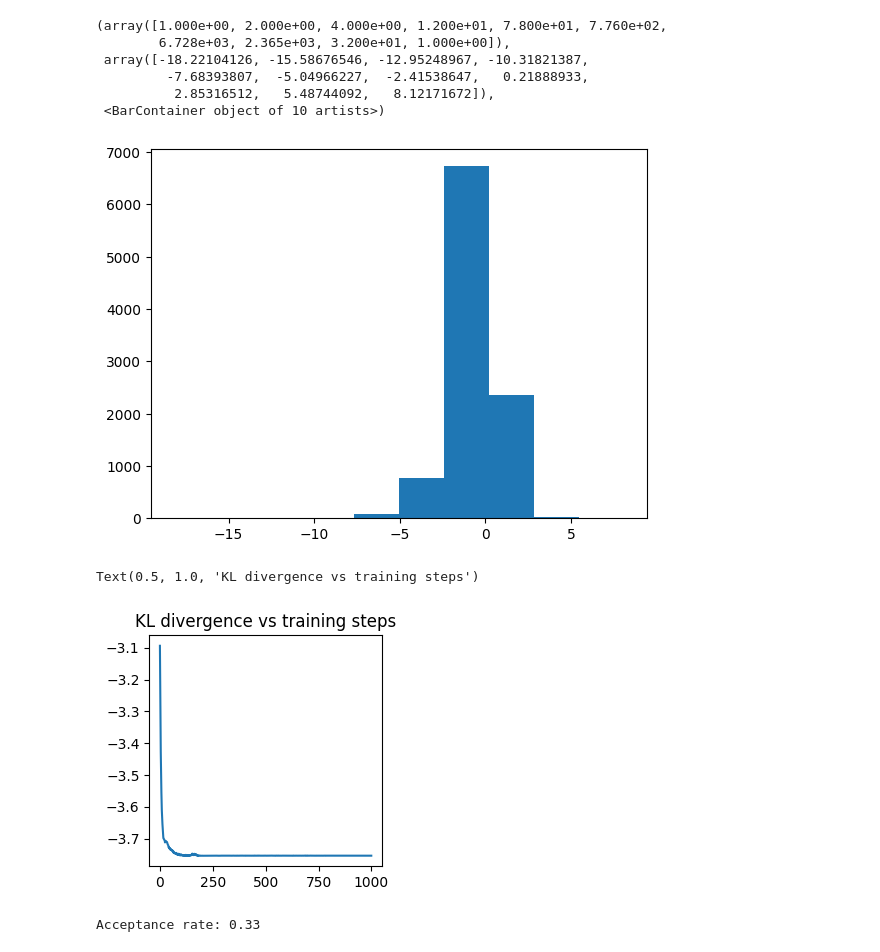
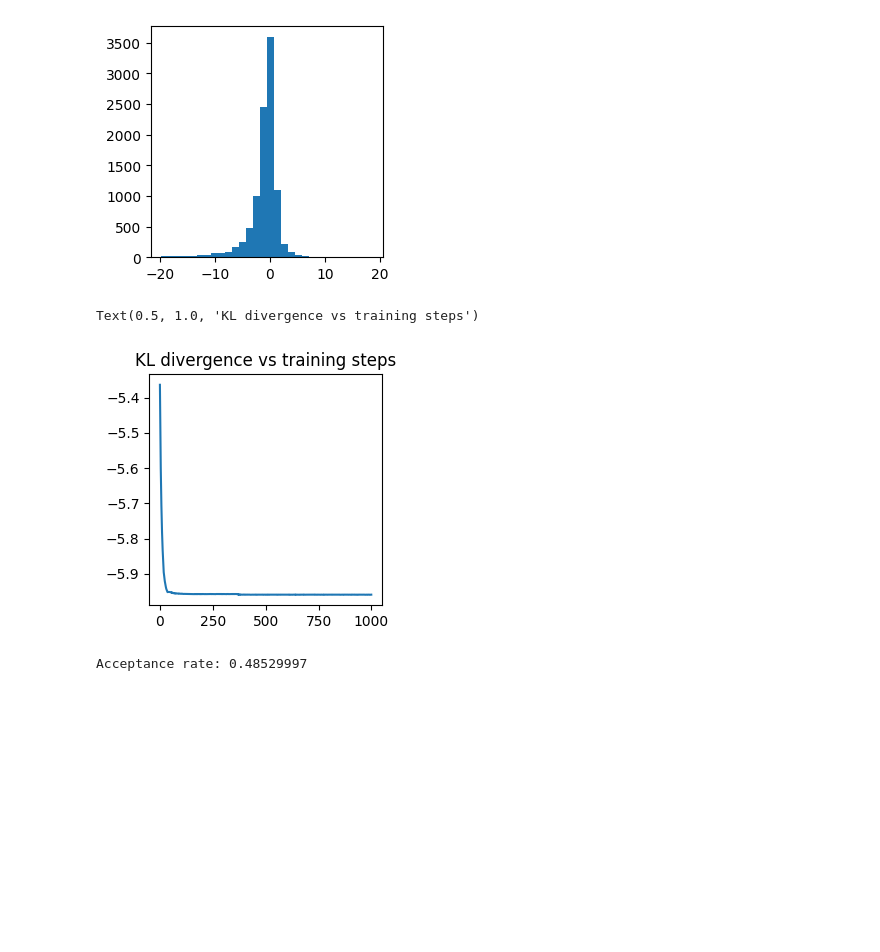
Before and after one commit to liusf15/sub-cauchy-sampler, a Jupyter notebook: experiments/examples.ipynb, the cells around one changed output. Saved outputs shown, nothing was run; the diff lists cells and outputs as text; code cells hidden in the pictures; blank space fills up the shorter version.

```diff
--- a/experiments/examples.ipynb
+++ b/experiments/examples.ipynb
@@ -7,23 +7,22 @@ from experiments.targets import Banana_t, skewt, skewCauchy, CauchyDifference, f
 # %%
 # set up target
 d = 10
-# df = 2
+# df = 10
 # target = CauchyDifference(d, lbd=2)
-target = skewt(a=jnp.linspace(2, 3, d), b=jnp.linspace(3, 2, d))
+df1 = 1.2
+df2 = 2
+target = skewt(a=jnp.linspace(df1/2, df2/2, d), b=jnp.linspace(df2/2, df1/2, d))
 # target = funnel_t(d, df=df)
 # target = skewCauchy(jnp.linspace(-0.5, 0.5, d))
 # target = Banana_t(d=d, df=df)
 # %%
 exact_samples = target.sample(seed=0, n=10000)
-plt.hist(exact_samples[abs(exact_samples[:, 0]) < 20, 0])
+
+plt.figure(figsize=(3, 3))
+plt.hist(exact_samples[abs(exact_samples[:, 0]) < 20, 0], 30)
+plt.show()
 # %% [output]
-(array([1.000e+00, 2.000e+00, 4.000e+00, 1.200e+01, 7.800e+01, 7.760e+02,
-        6.728e+03, 2.365e+03, 3.200e+01, 1.000e+00]),
- array([-18.22104126, -15.58676546, -12.95248967, -10.31821387,
-         -7.68393807,  -5.04966227,  -2.41538647,   0.21888933,
-          2.85316512,   5.48744092,   8.12171672]),
- <BarContainer object of 10 artists>)
-[figure, old version]
+[figure, new version]
 # %%
 scp_model = SCP(d, latitude=1.5) # set up SCP class
 opt_params, losses = scp_model.minimize_reverse_kl(target.log_prob, seed=0, ntrain=2000, learning_rate=0.01) # optimize parameters
@@ -33,13 +32,13 @@ plt.plot(losses)
 plt.title('KL divergence vs training steps')
 # %% [output]
 Text(0.5, 1.0, 'KL divergence vs training steps')
-[figure, old version]
+[figure, new version]
 # %%
 # run MCMC
-samples, accept_prob = scp_model.rwm_bright_side(target.log_prob, opt_params, seed=1, stepsize=1., nsample=1_000_000, thinning=500, algo='stepout')
+samples, accept_prob = scp_model.rwm_bright_side(target.log_prob, opt_params, seed=1, stepsize=.1, nsample=10_000_000, thinning=1_000, algo='stepout')
 print('Acceptance rate:', accept_prob)
 # %% [output]
-Acceptance rate: 0.33
+Acceptance rate: 0.48529997
 # %%
 exact_samples = target.sample(seed=1, n=samples.shape[0])
 plt.figure(figsize=(4, 3))
```
Also changed, not shown: parts of 5 cells of this notebook, 1 other file.
